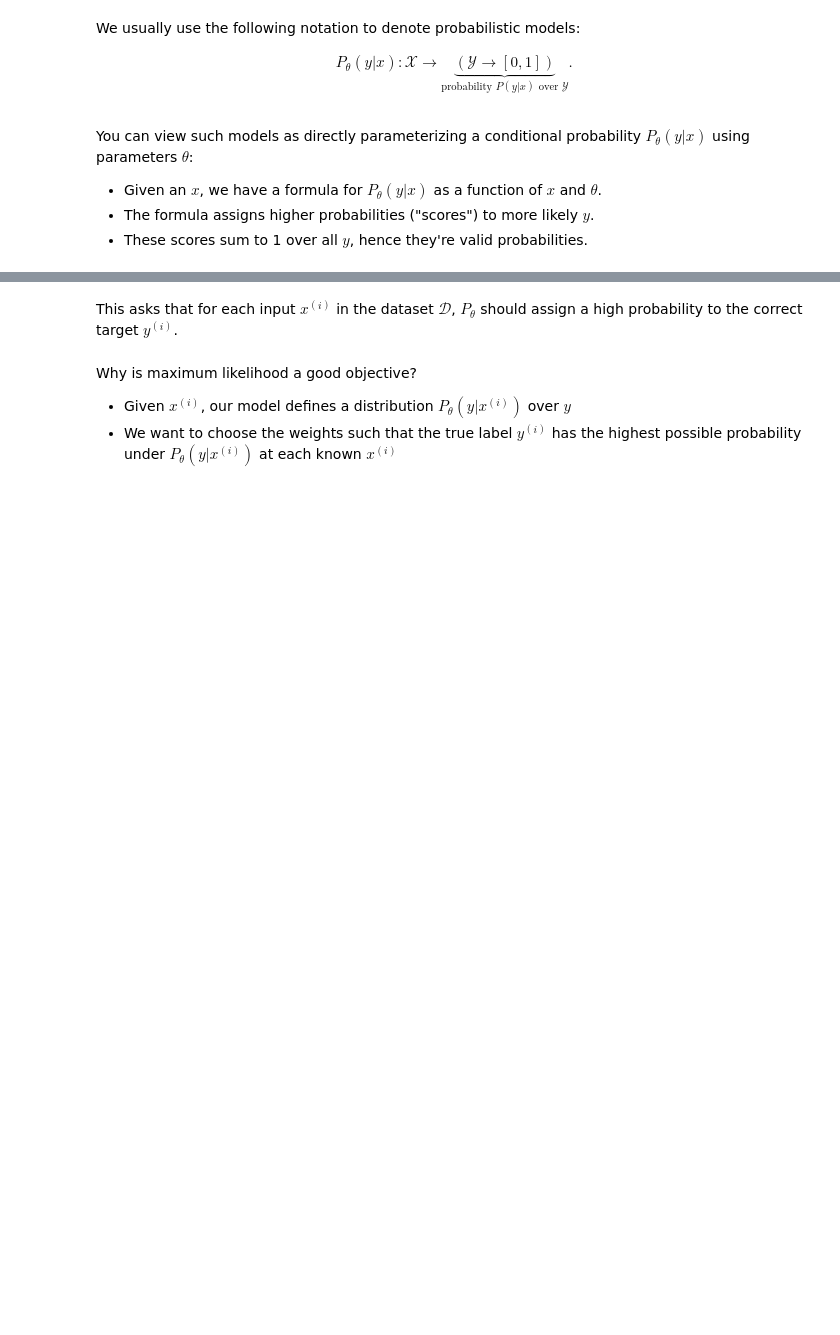
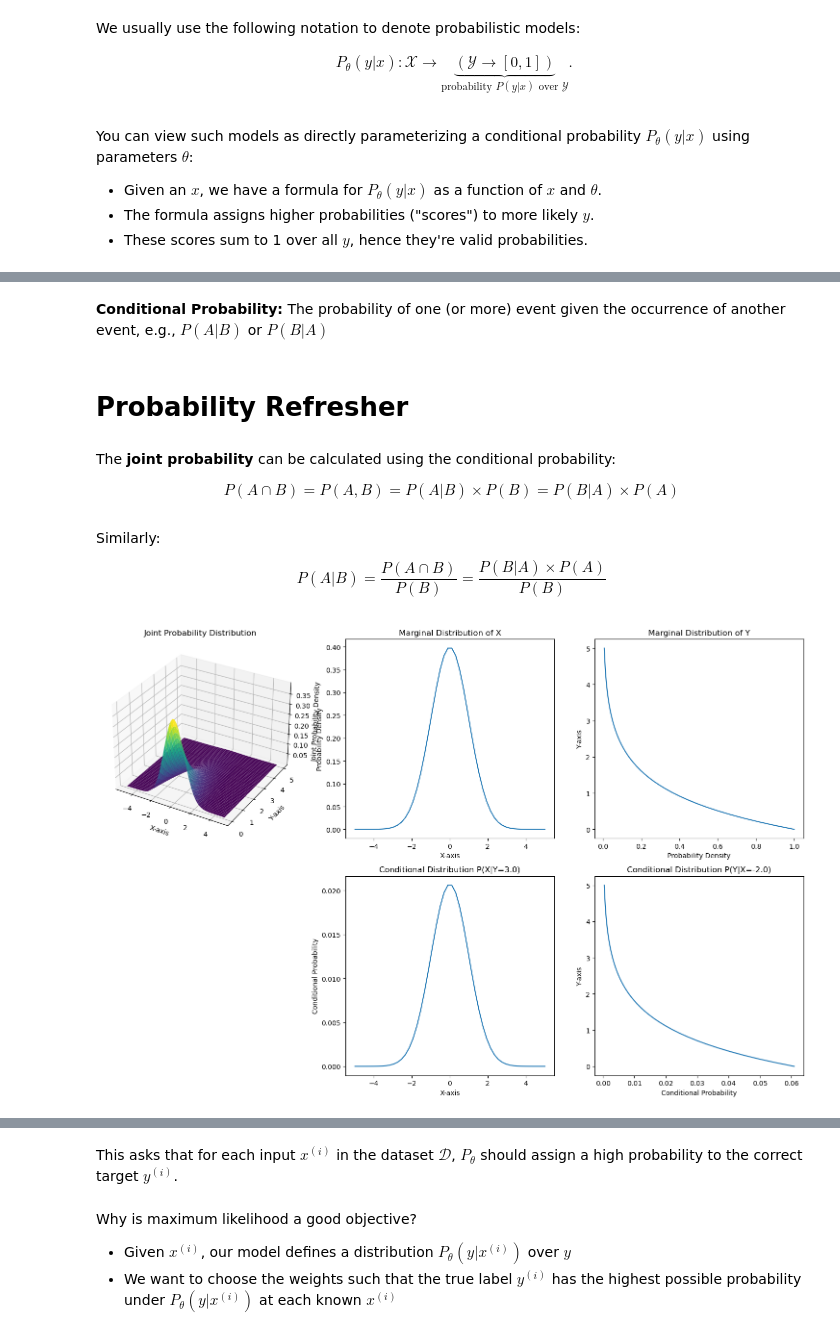
Before and after one commit to aaarrmiinnn/GW-CS6364, a Jupyter notebook: slides/lecture4-classification.ipynb, the cells around one changed output, grey strips where cells are left out. Cells and saved outputs as stored; diff of their text form; code cells hidden in the pictures; blank space fills up the shorter version.

Commit message:
Lecture 4 updated to remove probablistic approach for OLS. Also probability refresher added.

```diff
--- a/slides/lecture4-classification.ipynb
+++ b/slides/lecture4-classification.ipynb
@@ -516,0 +517,70 @@ Interestingly, OLS can be interepreted as doing precisely this (with a fixed $\S
+# %% [markdown]
+**Conditional Probability:** The probability of one (or more) event given the occurrence of another event, e.g., $ P(A|B)$ or $P(B|A)$
+# %% [markdown]
+# Probability Refresher
+# %% [markdown]
+The **joint probability** can be calculated using the conditional probability:
+
+$$P(A \cap B) = P(A,B) = P(A|B) \times P(B) = P(B|A) \times P(A)$$
+# %% [markdown]
+Similarly:
+$$P(A|B) = \frac{P(A \cap B)}{P(B)} = \frac{P(B|A) \times P(A)}{P(B)}$$
+# %%
+import numpy as np
+import matplotlib.pyplot as plt
+from mpl_toolkits.mplot3d import Axes3D
+from scipy.stats import norm, expon
+
+# Create data
+x = np.linspace(-5, 5, 50)
+y = np.linspace(0, 5, 50)
+
+X, Y = np.meshgrid(x, y)
+
+# Create Z using a normal distribution for X and an exponential distribution for Y
+Z = norm.pdf(X, 0, 1) * expon.pdf(Y, 0, 1)  # normal distribution for X, exponential for Y
+
+# Create main 3D plot
+fig = plt.figure(figsize=(15, 10))
+
+ax1 = fig.add_subplot(231, projection='3d')
+ax1.plot_surface(X, Y, Z, cmap='viridis')
+ax1.set_xlabel('X-axis')
+ax1.set_ylabel('Y-axis')
+ax1.set_zlabel('Joint Probability Density')
+ax1.set_title('Joint Probability Distribution')
+
+# Create subplot for the marginal distribution of X
+ax2 = fig.add_subplot(232)
+ax2.plot(x, norm.pdf(x, 0, 1))
+ax2.set_xlabel('X-axis')
+ax2.set_ylabel('Probability Density')
+ax2.set_title('Marginal Distribution of X')
+
+# Create subplot for the marginal distribution of Y
+ax3 = fig.add_subplot(233)
+ax3.plot(expon.pdf(y, 0, 1), y)
+ax3.set_xlabel('Probability Density')
+ax3.set_ylabel('Y-axis')
+ax3.set_title('Marginal Distribution of Y')
+
+# Create subplot for conditional probability P(X|Y=y0)
+y0 = 3.0  # example fixed value for Y
+ax4 = fig.add_subplot(235)
+ax4.plot(x, Z[np.argmin(np.abs(y - y0)), :])
+ax4.set_xlabel('X-axis')
+ax4.set_ylabel('Conditional Probability')
+ax4.set_title(f'Conditional Distribution P(X|Y={y0})')
+
+# Create subplot for conditional probability P(Y|X=x0)
+x0 = -2.0  # example fixed value for X
+ax5 = fig.add_subplot(236)
+ax5.plot(Z[:, np.argmin(np.abs(x - x0))], y)
+ax5.set_xlabel('Conditional Probability')
+ax5.set_ylabel('Y-axis')
+ax5.set_title(f'Conditional Distribution P(Y|X={x0})')
+
+plt.tight_layout()
+plt.show()
+# %% [output]
+[figure, added]
```
Also changed, not shown: parts of 19 cells of this notebook.
